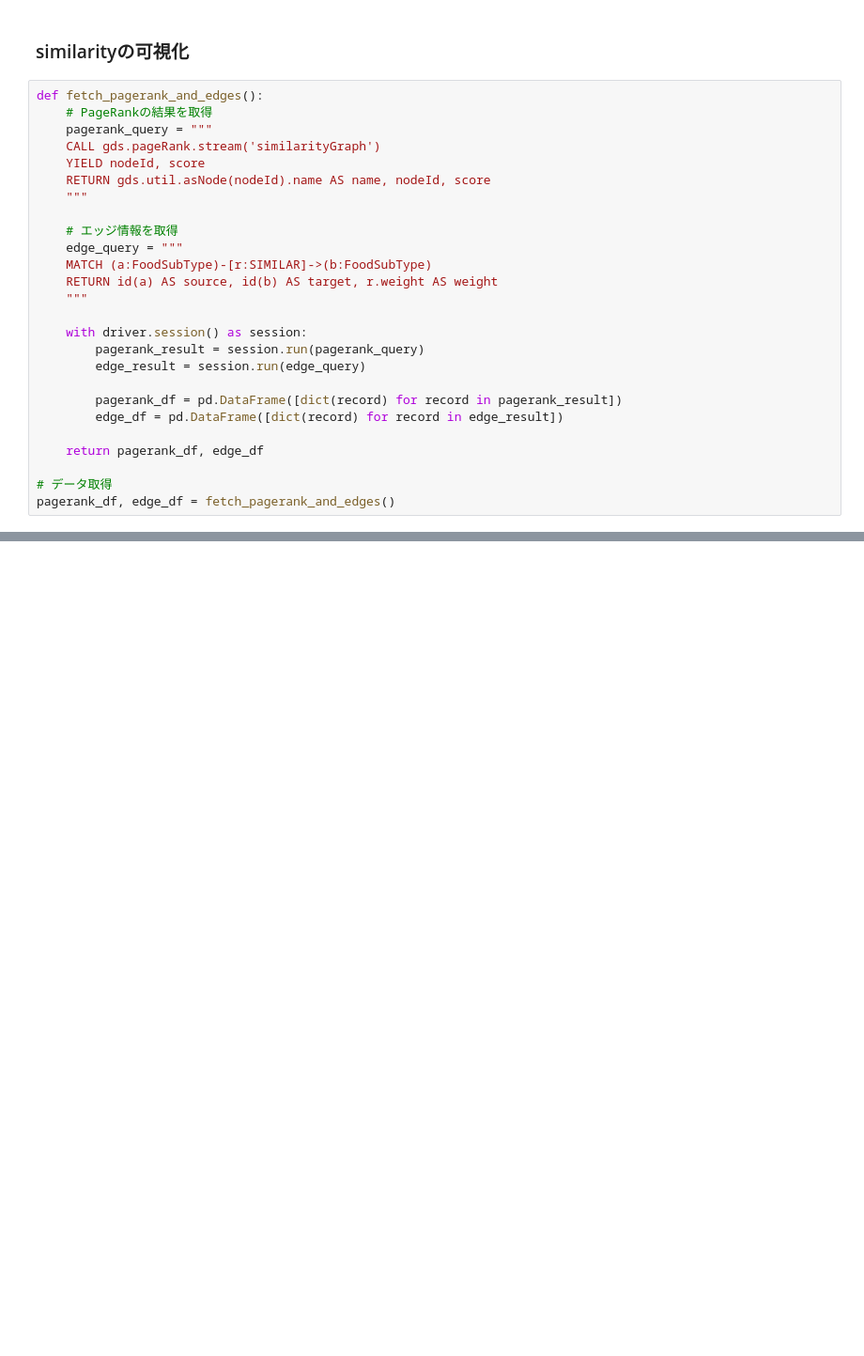
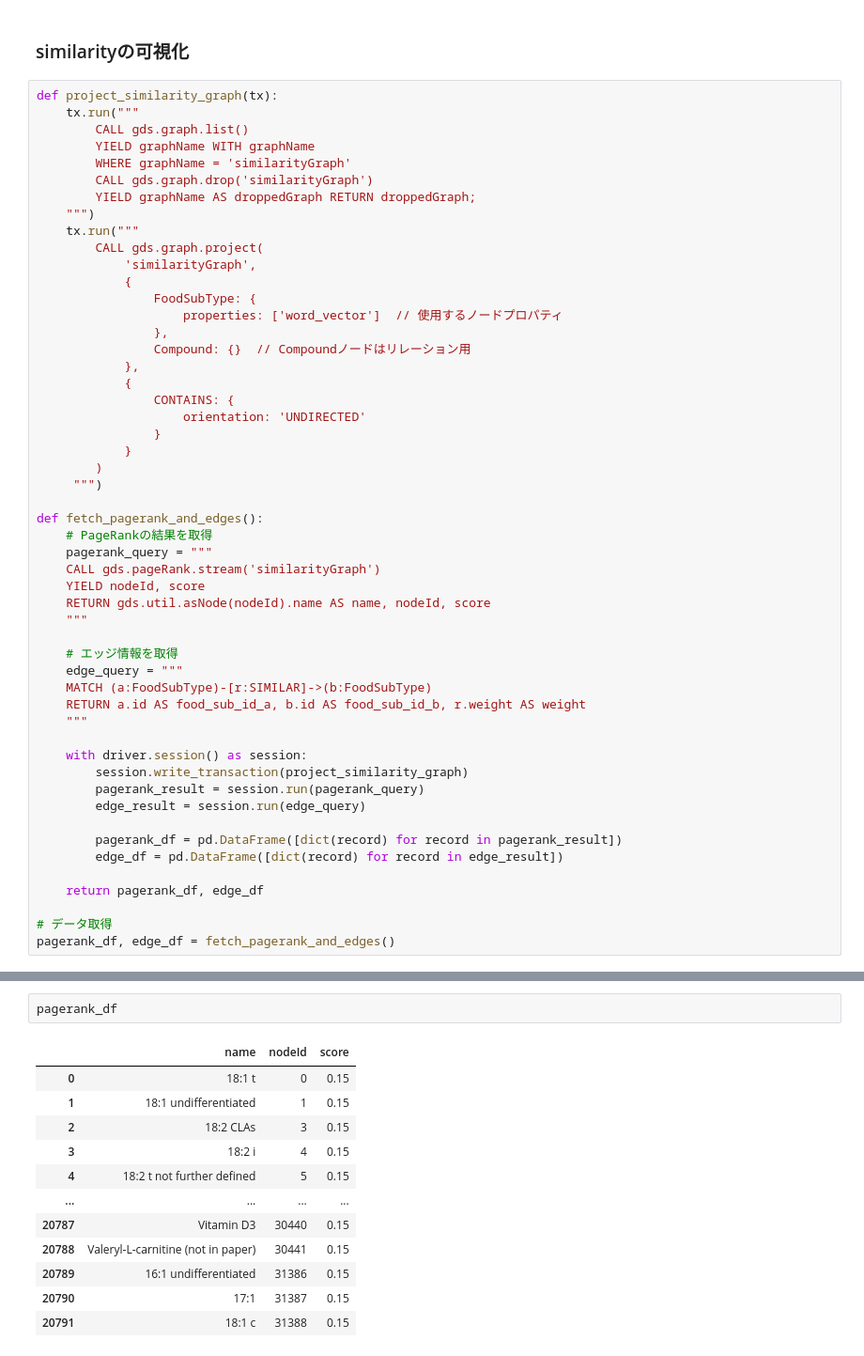
Before and after one commit to MariMurotani/RecipeHack, a Jupyter notebook: jupyter/analyze_word2_vec.ipynb, the cells around one changed output, grey strips where cells are left out. Shown: that part at 94% size. Saved outputs shown, nothing was run; the diff lists cells and outputs as text; blank space fills up the shorter version.

```diff
--- a/jupyter/analyze_word2_vec.ipynb
+++ b/jupyter/analyze_word2_vec.ipynb
@@ -135,6 +135,31 @@ with driver.session() as session:
 # %% [markdown]
 ### similarityの可視化
 # %%
+def project_similarity_graph(tx):
+    tx.run("""
+        CALL gds.graph.list()
+        YIELD graphName WITH graphName
+        WHERE graphName = 'similarityGraph'
+        CALL gds.graph.drop('similarityGraph')
+        YIELD graphName AS droppedGraph RETURN droppedGraph;
+    """)
+    tx.run("""
+        CALL gds.graph.project(
+            'similarityGraph',
+            {
+                FoodSubType: {
+                    properties: ['word_vector']  // 使用するノードプロパティ
+                },
+                Compound: {}  // Compoundノードはリレーション用
+            },
+            {
+                CONTAINS: {
+                    orientation: 'UNDIRECTED'
+                }
+            }
+        )
+     """)
+
 def fetch_pagerank_and_edges():
     # PageRankの結果を取得
     pagerank_query = """
@@ -146,10 +171,11 @@ def fetch_pagerank_and_edges():
     # エッジ情報を取得
     edge_query = """
     MATCH (a:FoodSubType)-[r:SIMILAR]->(b:FoodSubType)
-    RETURN id(a) AS source, id(b) AS target, r.weight AS weight
+    RETURN a.id AS food_sub_id_a, b.id AS food_sub_id_b, r.weight AS weight
     """
 
     with driver.session() as session:
+        session.write_transaction(project_similarity_graph)
         pagerank_result = session.run(pagerank_query)
         edge_result = session.run(edge_query)
 
@@ -165,0 +189,15 @@ Received notification from DBMS server: {severity: WARNING} {code: Neo.ClientNot
+# %%
+pagerank_df
+# %% [output]
+|  | name | nodeId | score |
+| 0 | 18:1 t | 0 | 0.15 |
+| 1 | 18:1 undifferentiated | 1 | 0.15 |
+| 2 | 18:2 CLAs | 3 | 0.15 |
+| 3 | 18:2 i | 4 | 0.15 |
+| 4 | 18:2 t not further defined | 5 | 0.15 |
+| ... | ... | ... | ... |
+| 20787 | Vitamin D3 | 30440 | 0.15 |
+| 20788 | Valeryl-L-carnitine (not in paper) | 30441 | 0.15 |
+| 20789 | 16:1 undifferentiated | 31386 | 0.15 |
+| 20790 | 17:1 | 31387 | 0.15 |
+| 20791 | 18:1 c | 31388 | 0.15 |
```
Also changed, not shown: parts of 4 cells of this notebook, 15 other files.
